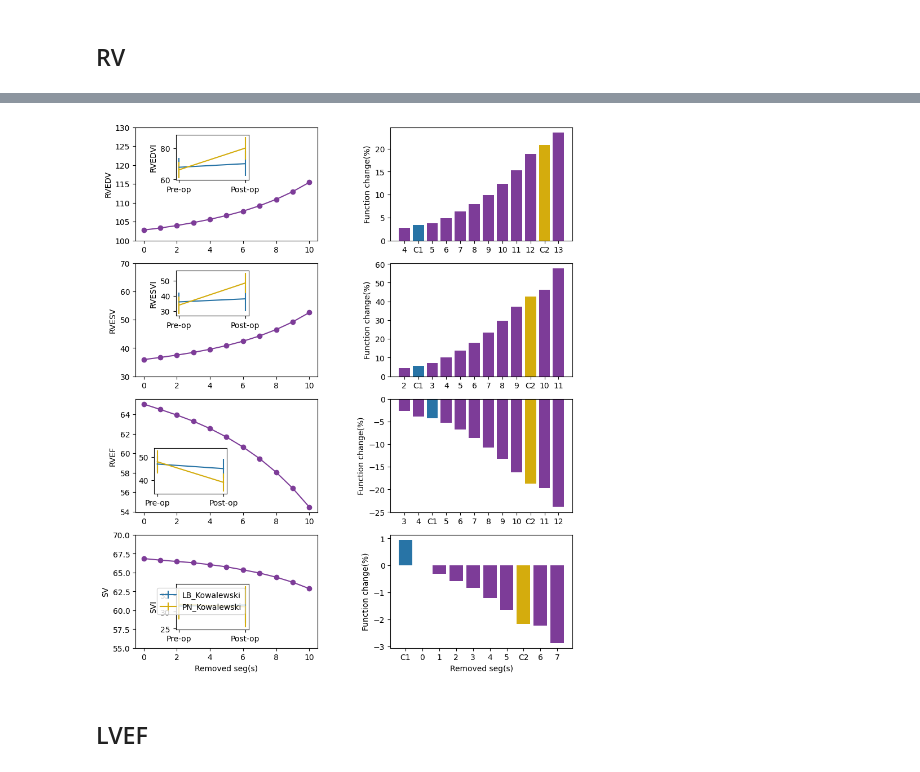
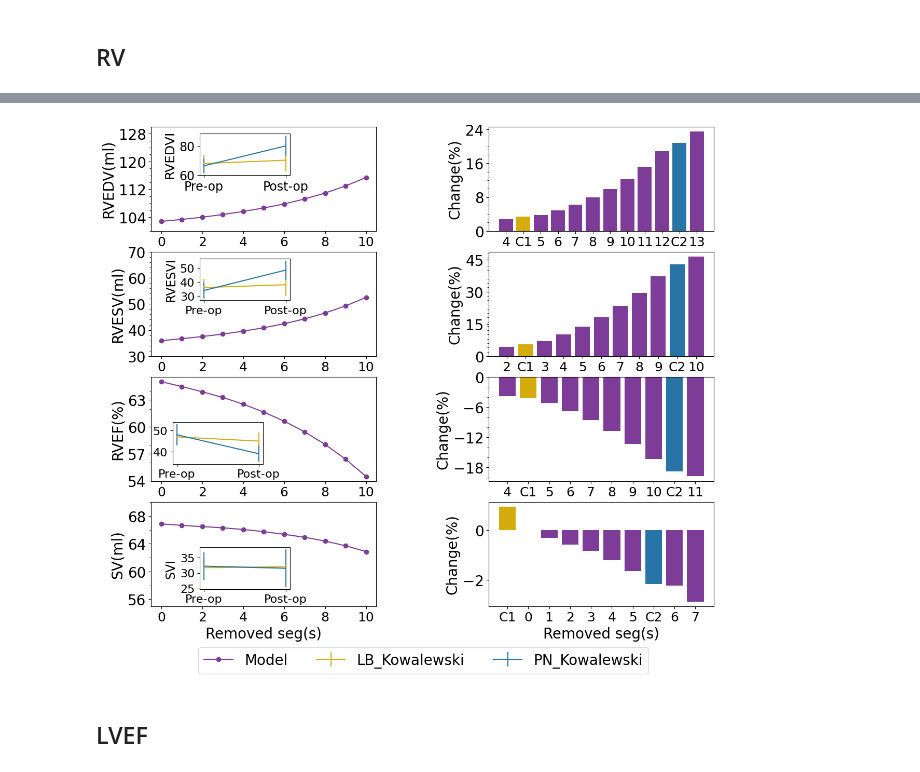
Before and after one commit to ShitingHuang-1/closed_circuit, a Jupyter notebook: resection_sim.ipynb, the cells around one changed output, grey strips where cells are left out. Saved outputs shown, nothing was run; the diff lists cells and outputs as text; code cells hidden in the pictures.

```diff
--- a/resection_sim.ipynb
+++ b/resection_sim.ipynb
@@ -647,93 +888,114 @@ plt.show()
 ## RV
 # %%
 # Kowalewski
-fig, axs = plt.subplots(4, 2, figsize=(10, 12))
+fig, axs = plt.subplots(4, 2, figsize=(14, 12))
 ####RVEDVI
 rvedvi_cl_pn = [66.2, 80]
 rvedvi_err_pn = [5.2, 7.2]
 rvedvi_cl_lb = [67.8, 70.1]
 rvedvi_err_lb = [6.1, 7.8]
 
-axs[0,0].plot(rm[0:11], rvedv[0:11], marker='o', linestyle='-', color=original, label='RVEDV')
-axs[0,0].set_ylabel('RVEDV')
+axs[0,0].plot(rm[0:11], rvedv[0:11], marker='o', linestyle='-', color=original, label = 'Model')
+axs[0,0].set_ylabel('RVEDV(ml)')
 axs[0,0].xaxis.set_major_locator(MaxNLocator(integer=True))
 
 ax_inset = inset_axes(axs[0,0], width="40%", height="40%", loc="lower left", bbox_to_anchor=(0.2, 0.5,1, 1),
                       bbox_transform=axs[0,0].transAxes)
 ax_inset.errorbar(status, rvedvi_cl_lb, yerr = rvedvi_err_lb ,color = L1, label = 'LB_Kowalewski')
 ax_inset.errorbar(status, rvedvi_cl_pn, yerr = rvedvi_err_pn ,color = L2, label = 'PN_Kowalewski')
-ax_inset.set_ylabel('RVEDVI')
+ax_inset.set_ylabel('RVEDVI', fontsize = fontsize-2)
+ax_inset.tick_params(axis = 'x', labelsize = fontsize - 3)
+ax_inset.tick_params(axis = 'y', labelsize = fontsize -3)
 err_rvedv = err_cal(rvedv)
 err_rvedvist_lb = err_cal(rvedvi_cl_lb)
 err_rvedvist_pn = err_cal(rvedvi_cl_pn)
-bar_fig(axs[0,1], err_rvedv, err_rvedvist_lb[-1], err_rvedvist_pn[-1])
+bar_fig(axs[0,1], err_rvedv, [L1, L2], err_rvedvist_lb[-1], err_rvedvist_pn[-1])
 
 rvesvi_cl_pn = [34, 48.5]
 rvesvi_err_pn = [5.7, 6.8]
 rvesvi_cl_lb = [36.1, 38.1]
 rvesvi_err_lb = [6.2, 8.2]
 
-axs[1,0].plot(rm[0:11], rvesv[0:11], marker='o', linestyle='-', color=original, label='RVESV')
-axs[1,0].set_ylabel('RVESV')
+axs[1,0].plot(rm[0:11], rvesv[0:11], marker='o', linestyle='-', color=original)
+axs[1,0].set_ylabel('RVESV(ml)')
 axs[1,0].xaxis.set_major_locator(MaxNLocator(integer=True))
 
 ax_inset = inset_axes(axs[1,0], width="40%", height="40%", loc="lower left", bbox_to_anchor=(0.2, 0.5,1, 1),
                       bbox_transform=axs[1,0].transAxes)
-ax_inset.errorbar(status, rvesvi_cl_lb, yerr = rvesvi_err_lb ,color = L1, label = 'LB_Kowalewski')
-ax_inset.errorbar(status, rvesvi_cl_pn, yerr = rvesvi_err_pn ,color = L2, label = 'PN_Kowalewski')
-ax_inset.set_ylabel('RVESVI')
+ax_inset.errorbar(status, rvesvi_cl_lb, yerr = rvesvi_err_lb ,color = L1)
+ax_inset.errorbar(status, rvesvi_cl_pn, yerr = rvesvi_err_pn ,color = L2)
+ax_inset.set_ylabel('RVESVI', fontsize = fontsize - 3)
+ax_inset.tick_params(axis = 'x', labelsize = fontsize - 4)
+ax_inset.tick_params(axis = 'y', labelsize = fontsize -4)
 err_rvesv = err_cal(rvesv)
 err_rvesvist_lb = err_cal(rvesvi_cl_lb)
 err_rvesvist_pn = err_cal(rvesvi_cl_pn)
-bar_fig(axs[1,1], err_rvesv, err_rvesvist_lb[-1], err_rvesvist_pn[-1])
+bar_fig(axs[1,1], err_rvesv, [L1, L2],err_rvesvist_lb[-1], err_rvesvist_pn[-1])
 
 rvef_cl_pn = [48, 39]
 rvef_err_pn = [5, 4]
 rvef_cl_lb = [47, 45]
 rvef_err_lb = [3.4, 4.2]
 
-axs[2,0].plot(rm[0:11], rvef[0:11]*100, marker='o', linestyle='-', color=original, label='RVEF')
-axs[2,0].set_ylabel('RVEF')
+axs[2,0].plot(rm[0:11], rvef[0:11]*100, marker='o', linestyle='-', color=original)
+axs[2,0].set_ylabel('RVEF(%)')
 axs[2,0].xaxis.set_major_locator(MaxNLocator(integer=True))
 
 ax_inset = inset_axes(axs[2,0], width="40%", height="40%", loc="lower left", bbox_to_anchor=(0.08, 0.13,1, 1),
                       bbox_transform=axs[2,0].transAxes)
-ax_inset.errorbar(status, rvef_cl_lb, yerr = rvef_err_lb ,color = L1, label = 'LB_Kowalewski')
-ax_inset.errorbar(status, rvef_cl_pn, yerr = rvef_err_pn ,color = L2, label = 'PN_Kowalewski')
+ax_inset.errorbar(status, rvef_cl_lb, yerr = rvef_err_lb ,color = L1)
+ax_inset.errorbar(status, rvef_cl_pn, yerr = rvef_err_pn ,color = L2)
+ax_inset.tick_params(axis = 'x', labelsize = fontsize - 4)
+ax_inset.tick_params(axis = 'y', labelsize = fontsize -4)
 err_rvef = err_cal(rvef)
 err_rvefst_lb = err_cal(rvef_cl_lb)
 err_rvefst_pn = err_cal(rvef_cl_pn)
-bar_fig(axs[2,1], err_rvef, err_rvefst_lb[-1], err_rvefst_pn[-1])
+bar_fig(axs[2,1], err_rvef, [L1, L2], err_rvefst_lb[-1], err_rvefst_pn[-1])
 
 rvsv_cl_pn = [32.2, 31.5]
 rvsv_err_pn = [4.4, 6.1]
 rvsv_cl_lb = [31.7, 32]
 rvsv_err_lb = [3.6, 5.3]
 
-axs[3,0].plot(rm[0:11], sv_rv[0:11], marker='o', linestyle='-', color=original, label='SV')
-axs[3,0].set_ylabel('SV')
+axs[3,0].plot(rm[0:11], sv_rv[0:11], marker='o', linestyle='-', color=original)
+axs[3,0].set_ylabel('SV(ml)')
 axs[3,0].xaxis.set_major_locator(MaxNLocator(integer=True))
 
 ax_inset = inset_axes(axs[3,0], width="40%", height="40%", loc="lower left", bbox_to_anchor=(0.2, 0.13,1, 1),
                       bbox_transform=axs[3,0].transAxes)
-ax_inset.errorbar(status, rvsv_cl_lb, yerr = rvsv_err_lb ,color = L1, label = 'LB_Kowalewski')
-ax_inset.errorbar(status, rvsv_cl_pn, yerr = rvsv_err_pn ,color = L2, label = 'PN_Kowalewski')
-ax_inset.set_ylabel('SVI')
+ax_inset.errorbar(status, rvsv_cl_lb, yerr = rvsv_err_lb ,color = L1)
+ax_inset.errorbar(status, rvsv_cl_pn, yerr = rvsv_err_pn ,color = L2)
+ax_inset.set_ylabel('SVI', fontsize = fontsize -3)
+ax_inset.tick_params(axis = 'x', labelsize = fontsize - 4)
+ax_inset.tick_params(axis = 'y', labelsize = fontsize -4)
 err_rvsv = err_cal(sv_rv)
 err_rvsvst_lb = err_cal(rvsv_cl_lb)
 err_rvsvst_pn = err_cal(rvsv_cl_pn)
-bar_fig(axs[3,1], err_rvsv, err_rvsvst_lb[-1], err_rvsvst_pn[-1])
+bar_fig(axs[3,1], err_rvsv, [L1, L2], err_rvsvst_lb[-1], err_rvsvst_pn[-1])
 plt.subplots_adjust(wspace=0.4)
-ax_inset.legend()
-axs[0,1].set_ylabel('Function change(%)')
-axs[1,1].set_ylabel('Function change(%)')
-axs[2,1].set_ylabel('Function change(%)')
-axs[3,1].set_ylabel('Function change(%)')
+axs[0,1].set_ylabel('Change(%)')
+axs[1,1].set_ylabel('Change(%)')
+axs[2,1].set_ylabel('Change(%)')
+axs[3,1].set_ylabel('Change(%)')
 axs[3,0].set_xlabel('Removed seg(s)')
 axs[3,1].set_xlabel('Removed seg(s)')
 axs[0,0].set_ylim(100,130)
 axs[1,0].set_ylim(30,70)
 axs[3,0].set_ylim(55,70)
-plt.savefig('RV_compare.svg', format='svg')
+for ax in axs.flat:
+    ax.set_xlabel(ax.get_xlabel(), fontsize=fontsize)
+    ax.set_ylabel(ax.get_ylabel(), fontsize=fontsize)
+    ax.tick_params(axis = 'x', labelsize = fontsize - 2)
+    ax.tick_params(axis = 'y', labelsize = fontsize)
+    ax.yaxis.set_major_locator(MaxNLocator(nbins=4,  integer=True))
+    ax.yaxis.set_minor_locator(ticker.MultipleLocator(2))
+for ax in axs[:, 0]:
+    ax.xaxis.set_major_locator(MaxNLocator(nbins=6, integer=True))
+for ax in axs.flat:
+    ax.legend().set_visible(False)
+fig.legend(loc='lower center', ncol=3, bbox_to_anchor=(0.5, -0.01), fontsize=20)
+plt.subplots_adjust(wspace = 0.5)
+plt.savefig('RV_compare.svg', format='svg', bbox_inches='tight')
+plt.savefig('RV_compare.pdf', format='pdf', bbox_inches='tight')
 plt.show()
 # %% [output]
@@ -740,4 +1009,4 @@ plt.show()
-[figure, old version]
+[figure, new version]
 # %% [markdown]
 ## LVEF
 # %%
```
Also changed, not shown: parts of 22 cells of this notebook.
